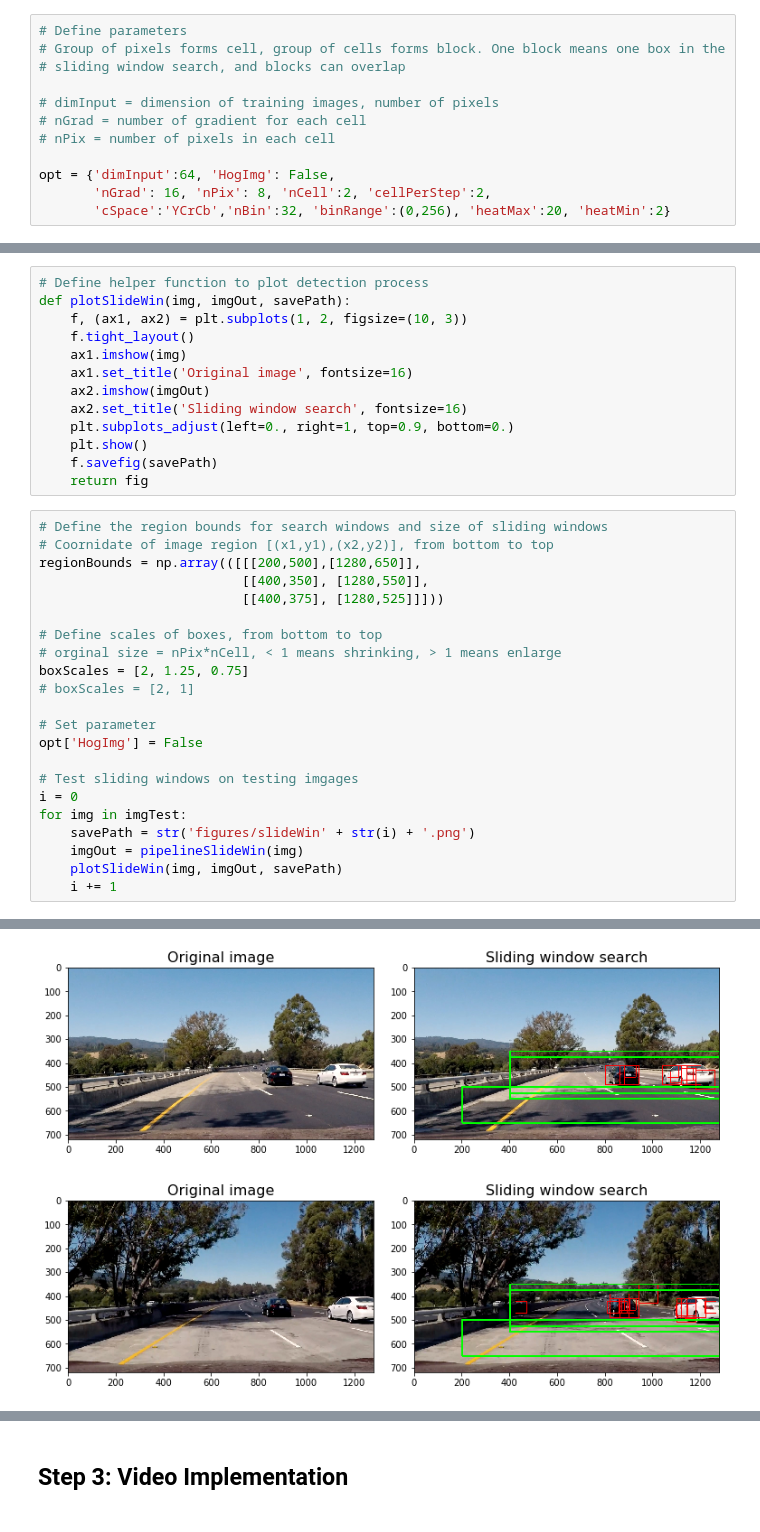
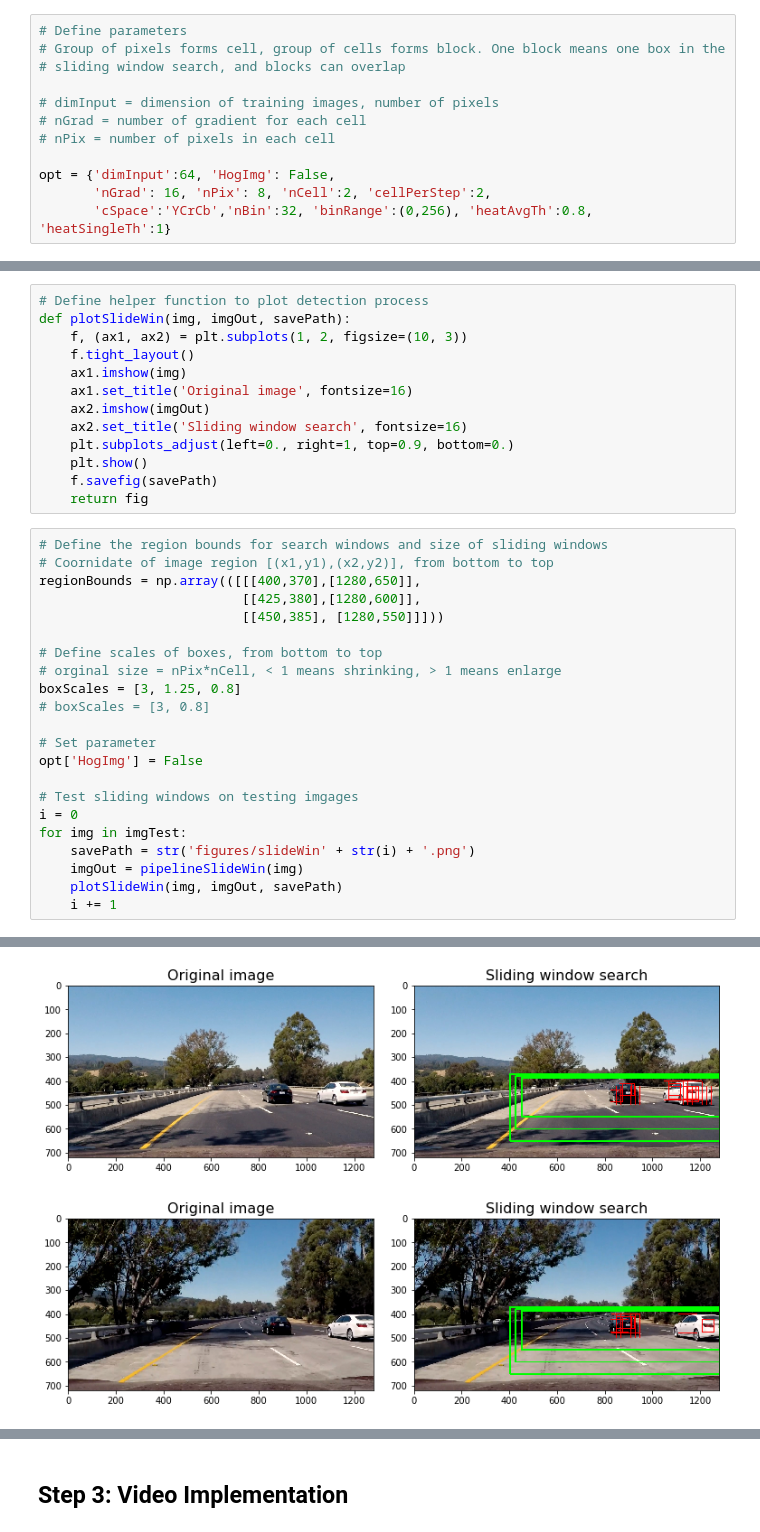
Before and after one commit to davidsky900/SelfDrivingCar-VehicleDetection, a Jupyter notebook: VehicleDetection.ipynb, the cells around one changed output, grey strips where cells are left out. Cells and saved outputs as stored; diff of their text form.

```diff
--- a/VehicleDetection.ipynb
+++ b/VehicleDetection.ipynb
@@ -98,7 +98,7 @@ fig.savefig('figures/dataDemo.png',bbox_inches='tight')
 
 opt = {'dimInput':64, 'HogImg': False,
        'nGrad': 16, 'nPix': 8, 'nCell':2, 'cellPerStep':2,
-       'cSpace':'YCrCb','nBin':32, 'binRange':(0,256), 'heatMax':20, 'heatMin':2}
+       'cSpace':'YCrCb','nBin':32, 'binRange':(0,256), 'heatAvgTh':0.8, 'heatSingleTh':1}
 # %%
 # Define helper functions for feature extraction
 def hogFeature(x, nGrad, nPix, nCell):
@@ -373,14 +373,14 @@ def plotSlideWin(img, imgOut, savePath):
 # %%
 # Define the region bounds for search windows and size of sliding windows
 # Coornidate of image region [(x1,y1),(x2,y2)], from bottom to top
-regionBounds = np.array(([[[200,500],[1280,650]],
-                          [[400,350], [1280,550]],
-                          [[400,375], [1280,525]]]))
+regionBounds = np.array(([[[400,370],[1280,650]],
+                          [[425,380],[1280,600]],
+                          [[450,385], [1280,550]]]))
 
 # Define scales of boxes, from bottom to top
 # orginal size = nPix*nCell, < 1 means shrinking, > 1 means enlarge
-boxScales = [2, 1.25, 0.75]
-# boxScales = [2, 1]
+boxScales = [3, 1.25, 0.8]
+# boxScales = [3, 0.8]
 
 # Set parameter
 opt['HogImg'] = False
@@ -399,2 +399,2 @@ for img in imgTest:
-[figure, old version]
+[figure, new version]
-[figure, old version]
+[figure, new version]
```
Also changed, not shown: parts of 14 cells of this notebook, 16 other files.
